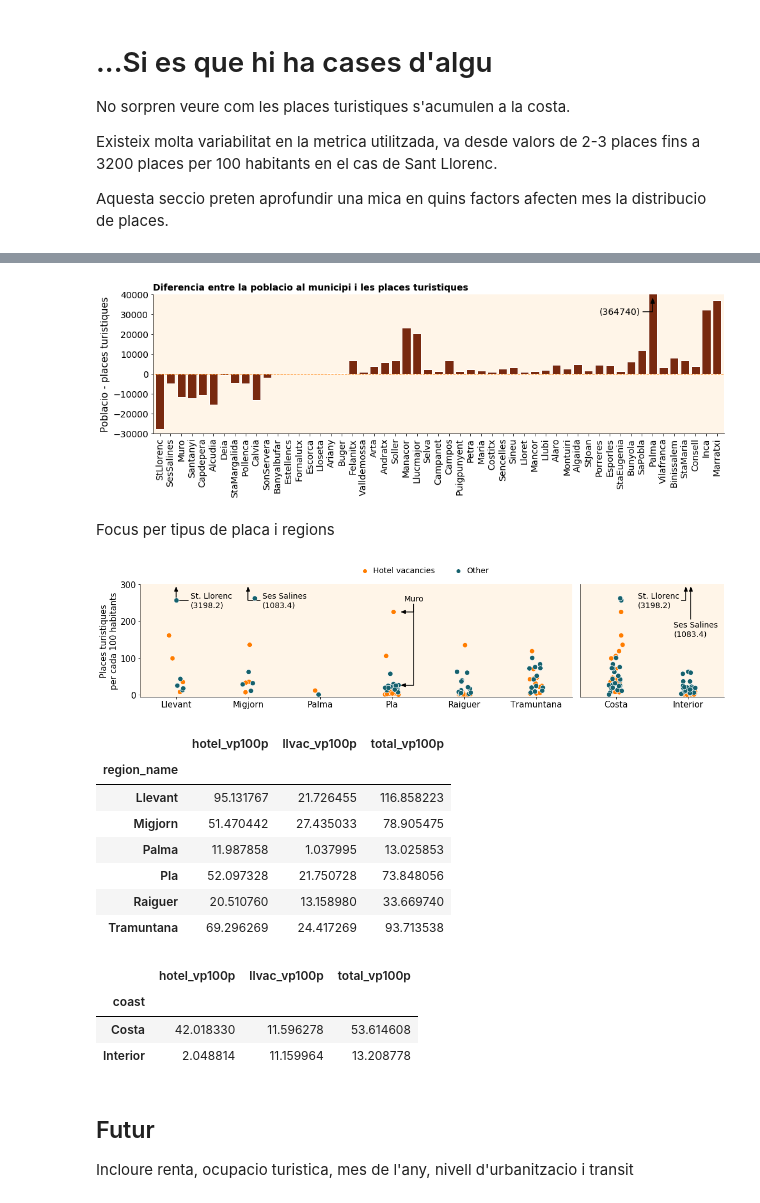
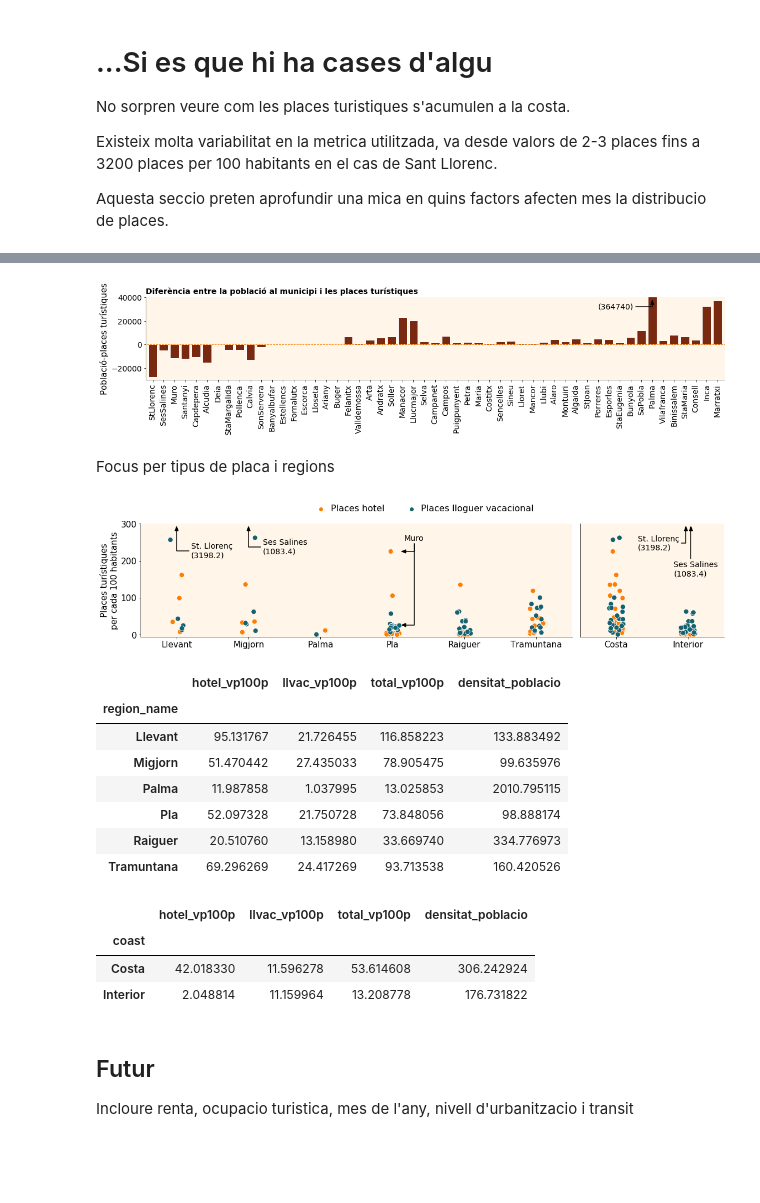
Before and after one commit to jpalm3r/cases-d-algu, a Jupyter notebook: TerraCremada.ipynb, the cells around one changed output, grey strips where cells are left out. Saved outputs shown, nothing was run; the diff lists cells and outputs as text; code cells hidden in the pictures; blank space fills up the shorter version.

```diff
--- a/TerraCremada.ipynb
+++ b/TerraCremada.ipynb
@@ -119,31 +120,34 @@ plt.show()
 # %%
 fig, ax = plt.subplots()
 
 variable = 'diff_pc'
 data.set_index('mun_name').sort_values('vp100p', ascending = False)[variable].plot.bar(figsize= (16,4),
                                                                                        ylim = (-3e4,4e4), width=0.8,
                                                                                        ax = ax, color = color3,
                                                                                        edgecolor = 'white')
 ax.hlines(y=0, linewidth=1, xmin = -1000, xmax = 1000, color=color1, linestyles = 'dashed')
 
 ax.annotate("(364740)", xy=(46, 39e3), xycoords='data', xytext=(41, 30e3), textcoords='data',
             size = textsize,
             arrowprops=dict(arrowstyle="-|>, head_width=0.2, head_length=0.5",
                             color='black',lw =  1.5,connectionstyle="angle,angleA=180,angleB=-90,rad=0"))
 
 ax.set_xlabel('')
-ax.set_ylabel('Poblacio - places turistiques', size = 15)
+ax.set_ylabel('Població-places turístiques', size = 15)
 ax.tick_params(axis='both', which='major', labelsize=14)
 
 ax.set_facecolor(background_color)
 ax.spines['top'].set_visible(False)
 ax.spines['right'].set_visible(False)
 
-plt.title('Diferencia entre la poblacio al municipi i les places turistiques', loc = 'left', fontsize = 14,fontweight="bold")
+plt.title('Diferència entre la població al municipi i les places turístiques', loc = 'left', fontsize = 14,fontweight="bold")
 
-plt.show()
+plt.subplots_adjust(top=2.9)
+fig.tight_layout()
+
+plt.savefig('./figs/figure_diff.png', dpi = 300, format = 'png')
 # %% [output]
-[figure, old version]
+[figure, new version]
 # %%
 # Area plot
 
@@ -182,8 +186,8 @@ categories = ['region_name', 'coast']
 databox1 = pd.melt(data[categories + vars2compare],
                    id_vars = categories, value_vars = vars2compare)
 
-databox1.variable = databox1.variable.replace({'pc_hotel_p100p': 'Hotel vacancies',
-                                               'pc_llvac_p100p': 'Other'})
+databox1.variable = databox1.variable.replace({'pc_hotel_p100p': 'Places hotel',
+                                               'pc_llvac_p100p': 'Places lloguer vacacional'})
 
 #define subplots
 fig, ax = plt.subplots(1, 2, gridspec_kw={'width_ratios': [3, 1]}, figsize=(16, 3.5))
@@ -203,22 +207,22 @@ sns.stripplot(x='coast', y='value', hue="variable", size = sizedot,legend=False,
 
 ylims = [-5, 300]
 
-fig.legend(frameon=False, fontsize = 14, ncol = 2, handletextpad=0.1,
+fig.legend(frameon=False, fontsize = 16, ncol = 2, handletextpad=0.1,
            bbox_to_anchor=(0.51, 0.94),loc = 'lower center')
 
 ax[0].set_ylim(ylims)
 ax[0].set_xlabel('')
-ax[0].set_ylabel('Places turistiques\nper cada 100 habitants', size = 15)
+ax[0].set_ylabel('Places turístiques\nper cada 100 habitants', size = 15)
 ax[0].tick_params(axis='both', which='major', labelsize=15)
 ax[0].get_legend().remove()
 
-ax[0].annotate("St. Llorenc\n(3198.2)", xy=(0, 298), xycoords='data', xytext=(0.2, 279), textcoords='data',
+ax[0].annotate("St. Llorenç\n(3198.2)", xy=(0, 298), xycoords='data', xytext=(0.2, 250), textcoords='data',
             size = textsize, zorder = 0, va = 'top',
             arrowprops=dict(arrowstyle="-|>, head_width=0.2, head_length=0.5",
                             color='black',lw =  1.5,connectionstyle="angle,angleA=180,angleB=-90,rad=0"),
             )
 
-ax[0].annotate("Ses Salines\n(1083.4)", xy=(1, 298), xycoords='data', xytext=(1.2, 279), textcoords='data',
+ax[0].annotate("Ses Salines\n(1083.4)", xy=(1, 298), xycoords='data', xytext=(1.2, 260), textcoords='data',
             size = textsize, zorder = 0, va = "top",
             arrowprops=dict(arrowstyle="-|>, head_width=0.2, head_length=0.5",
                             color='black',lw =  1.5,connectionstyle="angle,angleA=180,angleB=-90,rad=0"),
@@ -241,7 +245,7 @@ ax[0].annotate("", xy=exemple_Muro_xy_other, xycoords='data', xytext=exemple_Mur
             arrowprops=dict(arrowstyle="-|>, head_width=0.2, head_length=0.5",
                             color='black',lw =  1.5,connectionstyle="angle,angleA=-90,angleB=180,rad=0"))
 
-ax[1].annotate("St. Llorenc\n(3198.2)", xy=(0.97, 298), xycoords='data', xytext=(0.3, 279), textcoords='data',
+ax[1].annotate("St. Llorenç\n(3198.2)", xy=(0.97, 298), xycoords='data', xytext=(0.3, 270), textcoords='data',
             size = textsize, zorder = 0, va = 'top',
             arrowprops=dict(arrowstyle="-|>, head_width=0.2, head_length=0.5",
                             color='black',lw =  1.5,connectionstyle="angle,angleA=180,angleB=-90,rad=0"),
@@ -265,47 +269,54 @@ ax[1].get_yaxis().set_visible(False)
 ax[1].tick_params(axis='both', which='major', labelsize=15)
 
 fig.tight_layout()
-plt.show()
+#plt.show()
+
+plt.savefig('./figs/figure_punts.png', dpi = 300, format = 'png')
 # %% [output]
-[figure, old version]
+[figure, new version]
 # %%
 category = 'region_name'
 
 data_agg = data.groupby(category).agg({'pc_hotel':'sum',
                                        'pc_llvac':'sum',
                                        'pc_total':'sum',
-                                       'pop_total':'sum'})
+                                       'pop_total':'sum',
+                                       'superficie':'sum'})
 data_agg['hotel_vp100p'] = data_agg.pc_hotel*100/data_agg.pop_total
 data_agg['llvac_vp100p'] = data_agg.pc_llvac*100/data_agg.pop_total
 data_agg['total_vp100p'] = data_agg.pc_total*100/data_agg.pop_total
+data_agg['densitat_poblacio'] = data_agg.pop_total*100/data_agg.superficie
 
-data_agg[["hotel_vp100p", "llvac_vp100p", "total_vp100p"]]
+data_agg[["hotel_vp100p", "llvac_vp100p", "total_vp100p",'densitat_poblacio']]
 # %% [output]
-|  | hotel_vp100p | llvac_vp100p | total_vp100p |
-| region_name |  |  |  |
-| Llevant | 95.131767 | 21.726455 | 116.858223 |
-| Migjorn | 51.470442 | 27.435033 | 78.905475 |
-| Palma | 11.987858 | 1.037995 | 13.025853 |
-| Pla | 52.097328 | 21.750728 | 73.848056 |
-| Raiguer | 20.510760 | 13.158980 | 33.669740 |
-| Tramuntana | 69.296269 | 24.417269 | 93.713538 |
+|  | hotel_vp100p | llvac_vp100p | total_vp100p | densitat_poblacio |
+| region_name |  |  |  |  |
+| Llevant | 95.131767 | 21.726455 | 116.858223 | 133.883492 |
+| Migjorn | 51.470442 | 27.435033 | 78.905475 | 99.635976 |
+| Palma | 11.987858 | 1.037995 | 13.025853 | 2010.795115 |
+| Pla | 52.097328 | 21.750728 | 73.848056 | 98.888174 |
+| Raiguer | 20.510760 | 13.158980 | 33.669740 | 334.776973 |
+| Tramuntana | 69.296269 | 24.417269 | 93.713538 | 160.420526 |
 # %%
 category = 'coast'
 
 data_agg = data.groupby(category).agg({'pc_hotel':'sum',
                                        'pc_llvac':'sum',
                                        'pc_total':'sum',
-                                       'pop_total':'sum'})
+                                       'pop_total':'sum',
+                                       'superficie' : 'sum'})
 data_agg['hotel_vp100p'] = data_agg.pc_hotel*100/data_agg.pop_total
 data_agg['llvac_vp100p'] = data_agg.pc_llvac*100/data_agg.pop_total
 data_agg['total_vp100p'] = data_agg.pc_total*100/data_agg.pop_total
+data_agg['densitat_poblacio'] = data_agg.pop_total*100/data_agg.superficie
 
-data_agg[['hotel_vp100p', 'llvac_vp100p', 'total_vp100p']]
+
+data_agg[['hotel_vp100p', 'llvac_vp100p', 'total_vp100p', 'densitat_poblacio']]
 # %% [output]
-|  | hotel_vp100p | llvac_vp100p | total_vp100p |
-| coast |  |  |  |
-| Costa | 42.018330 | 11.596278 | 53.614608 |
-| Interior | 2.048814 | 11.159964 | 13.208778 |
+|  | hotel_vp100p | llvac_vp100p | total_vp100p | densitat_poblacio |
+| coast |  |  |  |  |
+| Costa | 42.018330 | 11.596278 | 53.614608 | 306.242924 |
+| Interior | 2.048814 | 11.159964 | 13.208778 | 176.731822 |
 # %% [markdown]
 ## Futur
 
```
Also changed, not shown: parts of 2 cells of this notebook, 1 other file.
